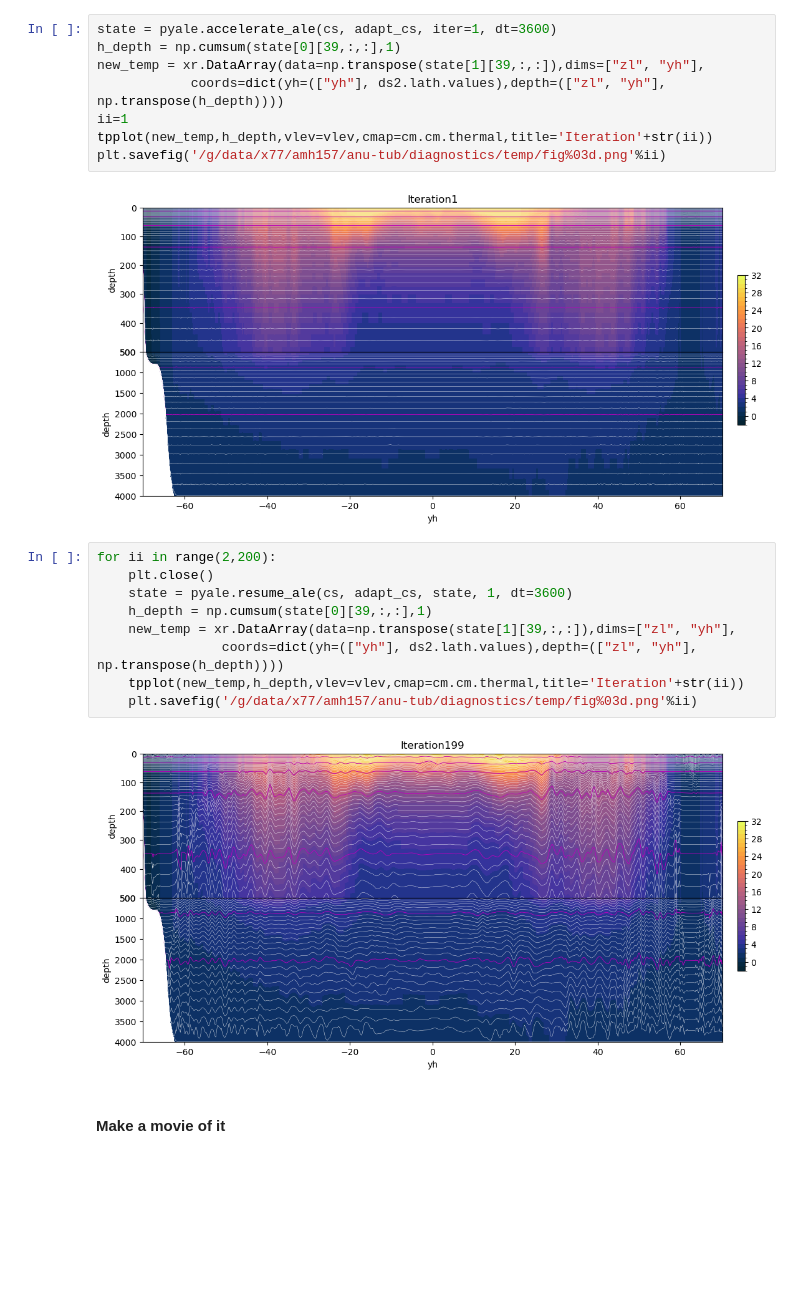
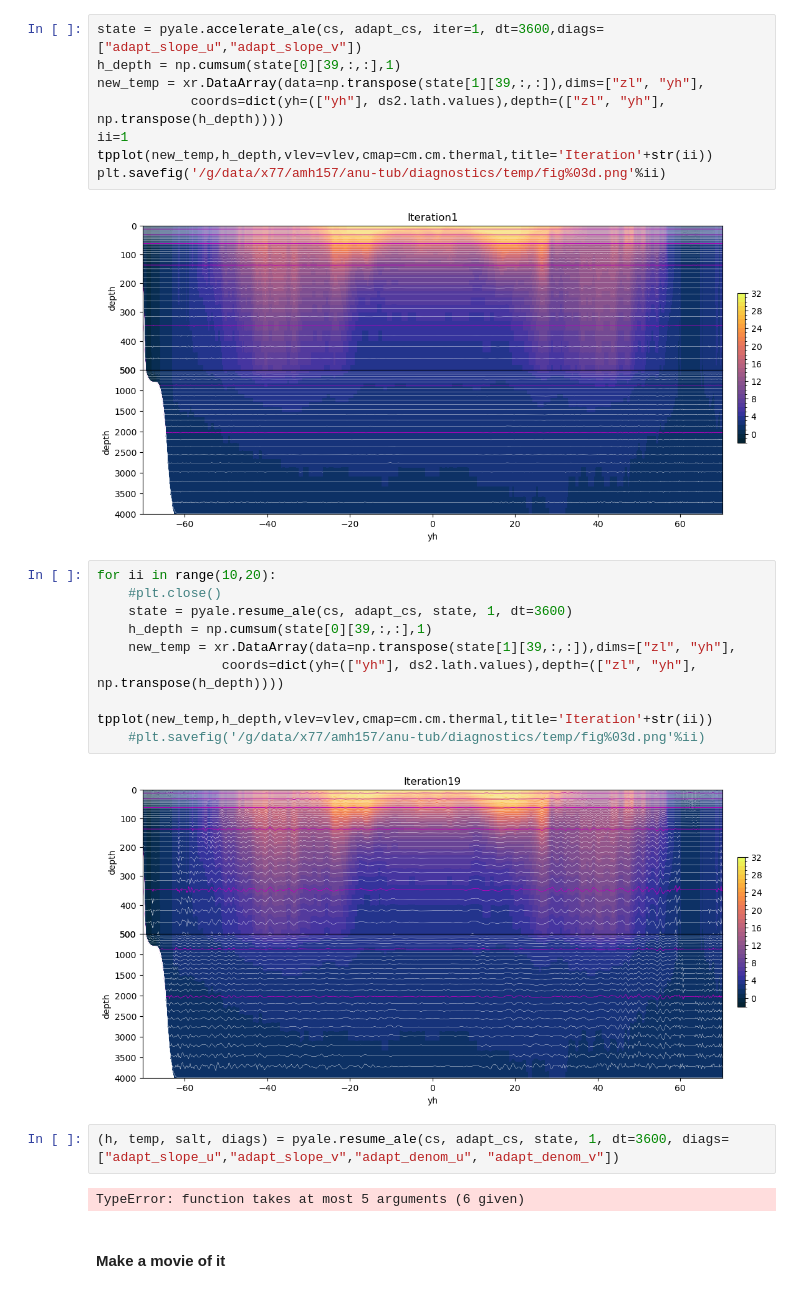
Before and after one commit to AndyHoggANU/anu-tub, a Jupyter notebook: diagnostics/AG_VertRegrid.ipynb, the cells around one changed output. Drawn from its saved outputs; the diff is of its cells as text; blank space fills up the shorter version.

```diff
--- a/diagnostics/AG_VertRegrid.ipynb
+++ b/diagnostics/AG_VertRegrid.ipynb
@@ -177,5 +179,5 @@ plt.gca().invert_yaxis()
 # %%
-state = pyale.accelerate_ale(cs, adapt_cs, iter=1, dt=3600)
+state = pyale.accelerate_ale(cs, adapt_cs, iter=1, dt=3600,diags=["adapt_slope_u","adapt_slope_v"])
 h_depth = np.cumsum(state[0][39,:,:],1)
 new_temp = xr.DataArray(data=np.transpose(state[1][39,:,:]),dims=["zl", "yh"],
             coords=dict(yh=(["yh"], ds2.lath.values),depth=(["zl", "yh"], np.transpose(h_depth))))
@@ -185,16 +187,21 @@ plt.savefig('/g/data/x77/amh157/anu-tub/diagnostics/temp/fig%03d.png'%ii)
 # %% [output]
 [figure]
 # %%
-for ii in range(2,200):
-    plt.close()
+for ii in range(10,20):
+    #plt.close()
     state = pyale.resume_ale(cs, adapt_cs, state, 1, dt=3600)
     h_depth = np.cumsum(state[0][39,:,:],1)
     new_temp = xr.DataArray(data=np.transpose(state[1][39,:,:]),dims=["zl", "yh"],
                 coords=dict(yh=(["yh"], ds2.lath.values),depth=(["zl", "yh"], np.transpose(h_depth))))
-    tpplot(new_temp,h_depth,vlev=vlev,cmap=cm.cm.thermal,title='Iteration'+str(ii))
-    plt.savefig('/g/data/x77/amh157/anu-tub/diagnostics/temp/fig%03d.png'%ii)
+
+tpplot(new_temp,h_depth,vlev=vlev,cmap=cm.cm.thermal,title='Iteration'+str(ii))
+    #plt.savefig('/g/data/x77/amh157/anu-tub/diagnostics/temp/fig%03d.png'%ii)
 # %% [output]
-[figure, old version]
+[figure, new version]
+# %%
+(h, temp, salt, diags) = pyale.resume_ale(cs, adapt_cs, state, 1, dt=3600, diags=["adapt_slope_u","adapt_slope_v","adapt_denom_u", "adapt_denom_v"])
+# %% [output]
+TypeError: function takes at most 5 arguments (6 given)
 # %% [markdown]
 #### Make a movie of it
 # %%
```
Also changed, not shown: parts of 6 cells of this notebook, 4 other files.
